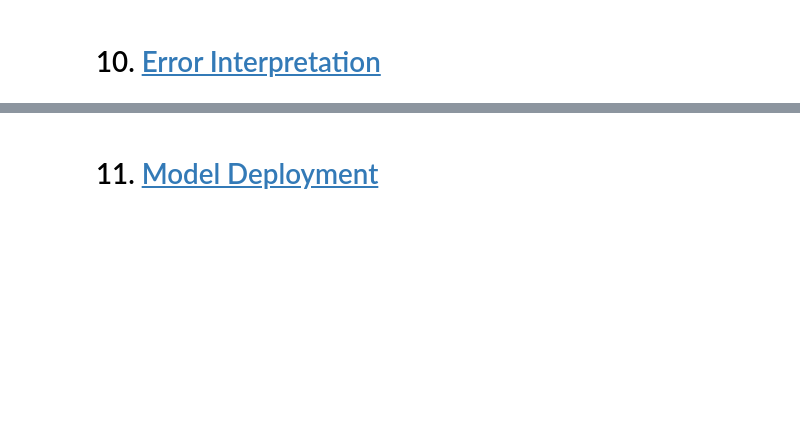
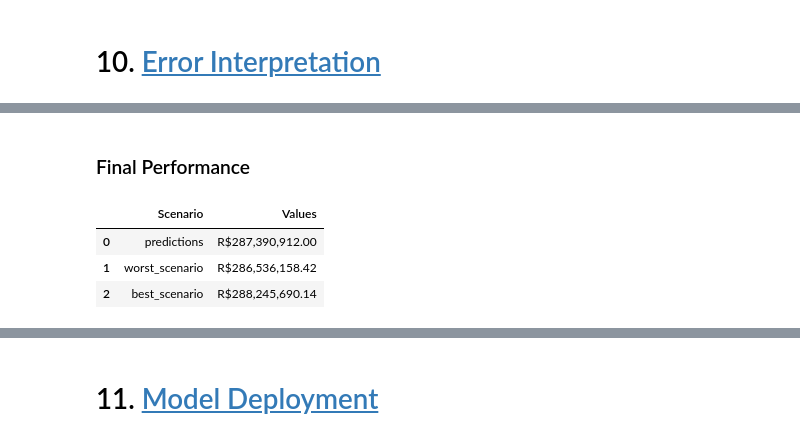
Before and after one commit to brunopiato/DS_em_Prod, a Jupyter notebook: notebooks/notebook.ipynb, the cells around one changed output, grey strips where cells are left out. Saved outputs shown, nothing was run; the diff lists cells and outputs as text; code cells hidden in the pictures; blank space fills up the shorter version.

```diff
--- a/notebooks/notebook.ipynb
+++ b/notebooks/notebook.ipynb
@@ -1411,0 +1467,11 @@ mpe*100
+# %% [markdown]
+### Final Performance
+# %%
+df10_3 = df10_2[['predictions', 'worst_scenario', 'best_scenario']].apply( lambda x: np.sum( x ), axis=0 ).reset_index().rename( columns={'index': 'Scenario', 0:'Values'} )
+df10_3['Values'] = df10_3['Values'].map( 'R${:,.2f}'.format )
+df10_3
+# %% [output]
+|  | Scenario | Values |
+| 0 | predictions | R$287,390,912.00 |
+| 1 | worst_scenario | R$286,536,158.42 |
+| 2 | best_scenario | R$288,245,690.14 |
```
Also changed, not shown: parts of 16 cells of this notebook.
